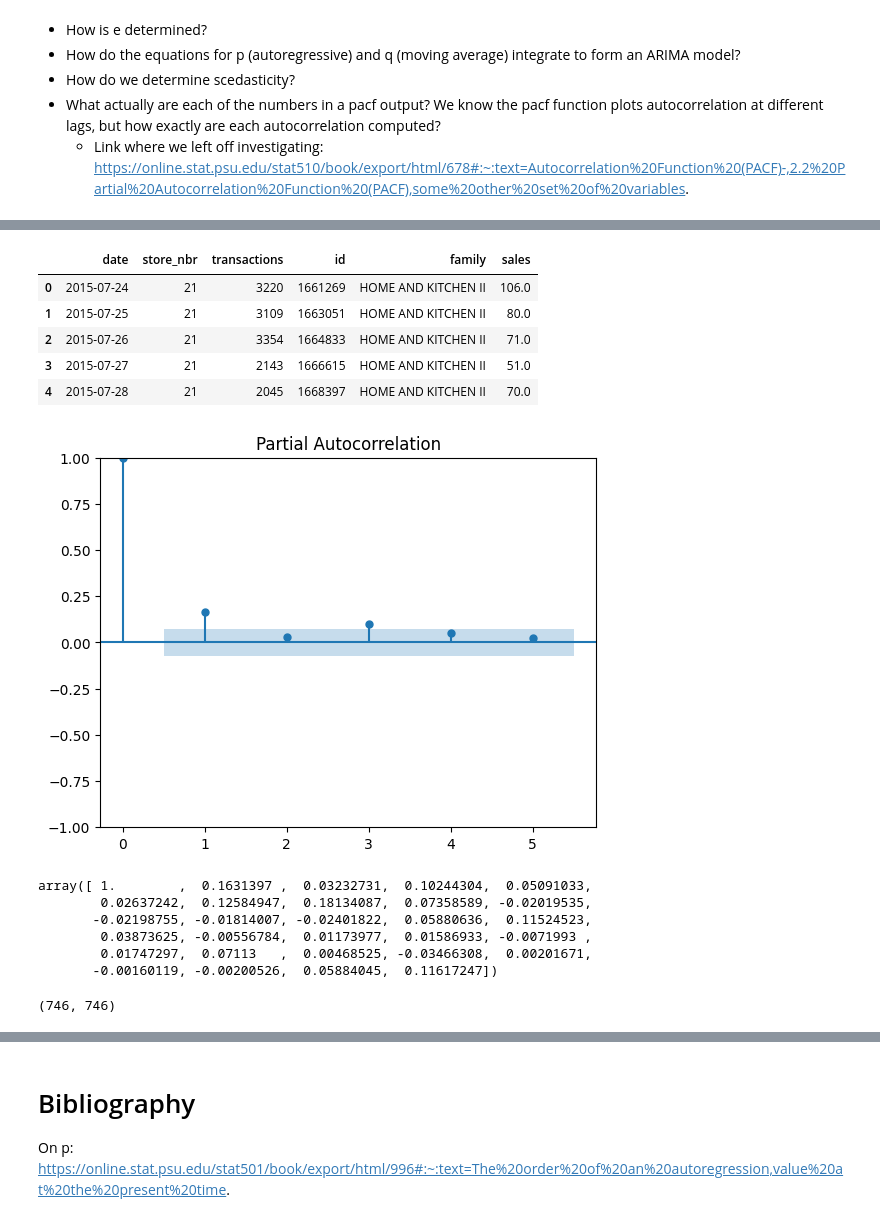
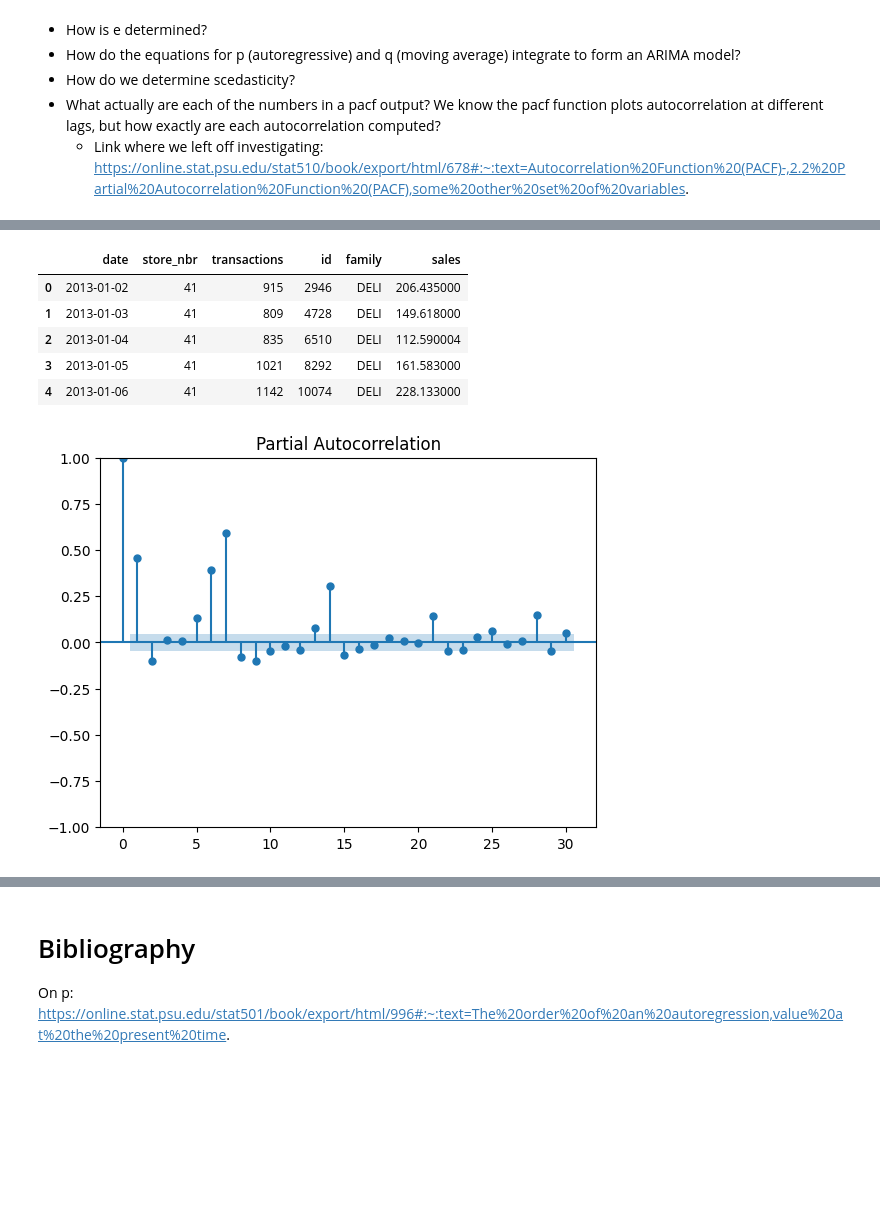
Before and after one commit to Prathmun/KaggleCompetition01, a Jupyter notebook: sarima_notes.ipynb, the cells around one changed output, grey strips where cells are left out. Saved outputs shown, nothing was run; the diff lists cells and outputs as text; code cells hidden in the pictures; blank space fills up the shorter version.

Commit message:
More note progress. Fixed pacf image example.

```diff
--- a/sarima_notes.ipynb
+++ b/sarima_notes.ipynb
@@ -73,25 +71,16 @@ from sklearn.linear_model import LinearRegression
 # %%
-df = pd.read_csv('store21_homeandkitchen2.csv')
+df = pd.read_csv('store41_deli.csv')
 df.head()
 # %% [output]
 |  | date | store_nbr | transactions | id | family | sales |
-| 0 | 2015-07-24 | 21 | 3220 | 1661269 | HOME AND KITCHEN II | 106.0 |
-| 1 | 2015-07-25 | 21 | 3109 | 1663051 | HOME AND KITCHEN II | 80.0 |
-| 2 | 2015-07-26 | 21 | 3354 | 1664833 | HOME AND KITCHEN II | 71.0 |
-| 3 | 2015-07-27 | 21 | 2143 | 1666615 | HOME AND KITCHEN II | 51.0 |
-| 4 | 2015-07-28 | 21 | 2045 | 1668397 | HOME AND KITCHEN II | 70.0 |
+| 0 | 2013-01-02 | 41 | 915 | 2946 | DELI | 206.435000 |
+| 1 | 2013-01-03 | 41 | 809 | 4728 | DELI | 149.618000 |
+| 2 | 2013-01-04 | 41 | 835 | 6510 | DELI | 112.590004 |
+| 3 | 2013-01-05 | 41 | 1021 | 8292 | DELI | 161.583000 |
+| 4 | 2013-01-06 | 41 | 1142 | 10074 | DELI | 228.133000 |
 # %%
 # So check it. Here is the pacf. Now we will move on to fiddling with the linear regression model to sort of try and rebuild what we're seeing with this pacf plot.
-plot_pacf(df['sales'], lags = 5)
+plot_pacf(df['sales'], lags = 30)
 plt.show()
 # %% [output]
-[figure, old version]
+[figure, new version]
-# %%
-pacf(df['sales'])
-# %% [output]
-array([ 1.        ,  0.1631397 ,  0.03232731,  0.10244304,  0.05091033,
-        0.02637242,  0.12584947,  0.18134087,  0.07358589, -0.02019535,
-       -0.02198755, -0.01814007, -0.02401822,  0.05880636,  0.11524523,
-        0.03873625, -0.00556784,  0.01173977,  0.01586933, -0.0071993 ,
-        0.01747297,  0.07113   ,  0.00468525, -0.03466308,  0.00201671,
-       -0.00160119, -0.00200526,  0.05884045,  0.11617247])
@@ -109,4 +86,0 @@ current_sales = current_sales[:length]
-# %%
-len(current_sales), len(lag_1)
-# %% [output]
-(746, 746)
```
Also changed, not shown: parts of 16 cells of this notebook, 7 other files.
